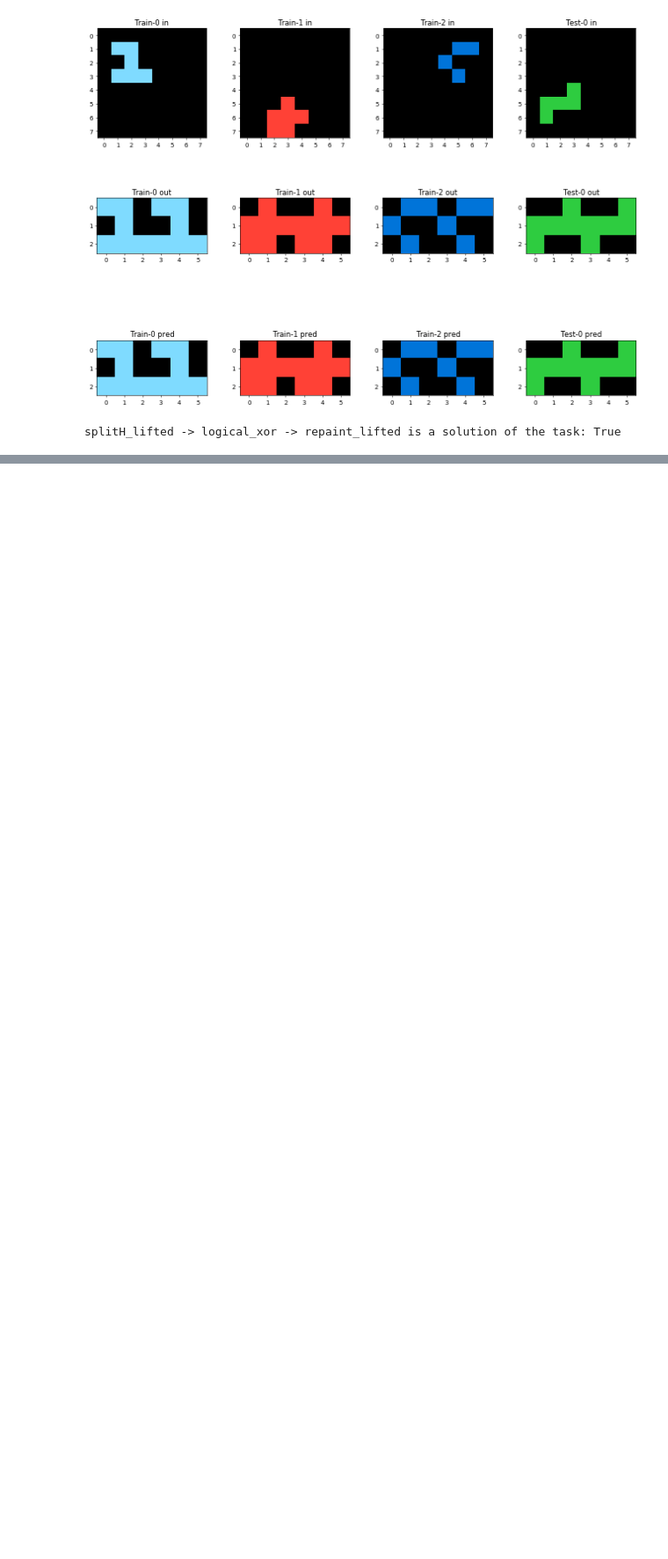
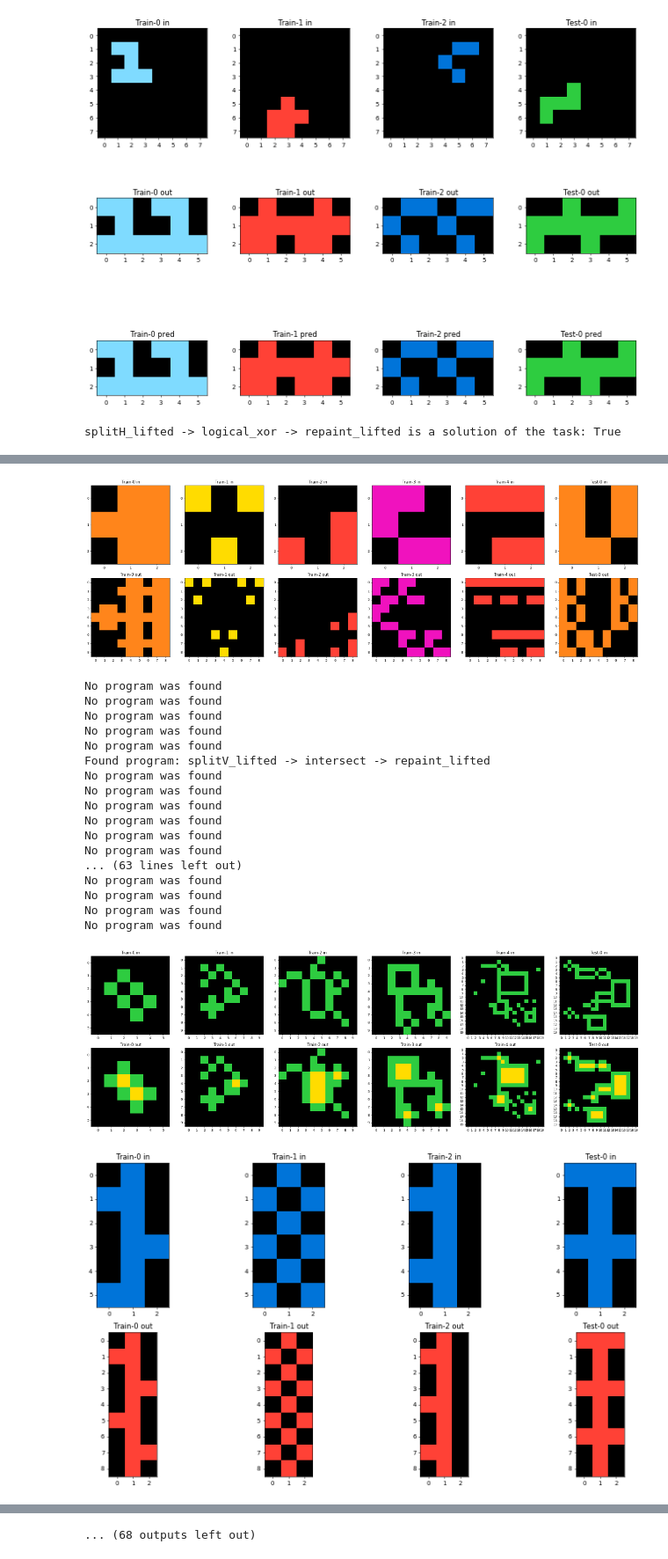
Before and after one commit to valeriumoise/undergrad_thesis, a Jupyter notebook: ARC/main.ipynb, the cells around one changed output, grey strips where cells are left out. Shown at 88% size. Saved outputs shown, nothing was run; the diff lists cells and outputs as text; code cells hidden in the pictures; blank space fills up the shorter version.

```diff
--- a/ARC/main.ipynb
+++ b/ARC/main.ipynb
@@ -422,10 +531,10 @@ def build_candidates(allowed_nodes=[identity], best_candidates=[], nb_candidates
 
     return new_candidates
 
-len(build_candidates(allowed_nodes=[identity], best_candidates=[[identity]], nb_candidates=42))
-
 def build_model(task, max_iterations=100, verbose=True):
-    candidates_nodes = [repaint, logical_xor, splitH]
+    candidates_nodes = [init, tail, logical_xor, logical_and, logical_or, logical_nand, union, intersect,
+                        sortByColor, sortByWeight, reverse,
+                        cropToContent, groupByColor, splitH, splitV, repaint]
 
     if verbose:
         print("Candidates nodes are:", [program_desc([n]) for n in candidates_nodes])
@@ -490,3 +599,42 @@ Iteration  3
 ----------
 
 Found program: splitH_lifted -> logical_xor -> repaint_lifted
+# %%
+n_inputs = len(training_tasks)
+found = 0
+
+for index in range(n_inputs):
+    task_file = str(training_path / training_tasks[index])
+    with open(task_file, 'r') as f:
+        task = json.load(f)
+        plot_task(task)
+        input_image = np.array(task['train'][0]['input'])
+        program = build_model(task['train'], verbose=False)
+        if program is None:
+            print("No program was found")
+        else:
+            found += 1
+            print("Found program:", program_desc(program))
+
+print(f"Found programs for {found} tasks out of {n_inputs}")
+# %% [output]
+[figure, added]
+No program was found
+No program was found
+No program was found
+No program was found
+No program was found
+Found program: splitV_lifted -> intersect -> repaint_lifted
+No program was found
+No program was found
+No program was found
+No program was found
+No program was found
+No program was found
+... (63 lines left out)
+No program was found
+No program was found
+No program was found
+No program was found
+[figure, added]
+[figure, added]
@@ -492,0 +649 @@ Found program: splitH_lifted -> logical_xor -> repaint_lifted
+... (68 outputs left out)
```
Also changed, not shown: parts of 5 cells of this notebook, 3 other files.
